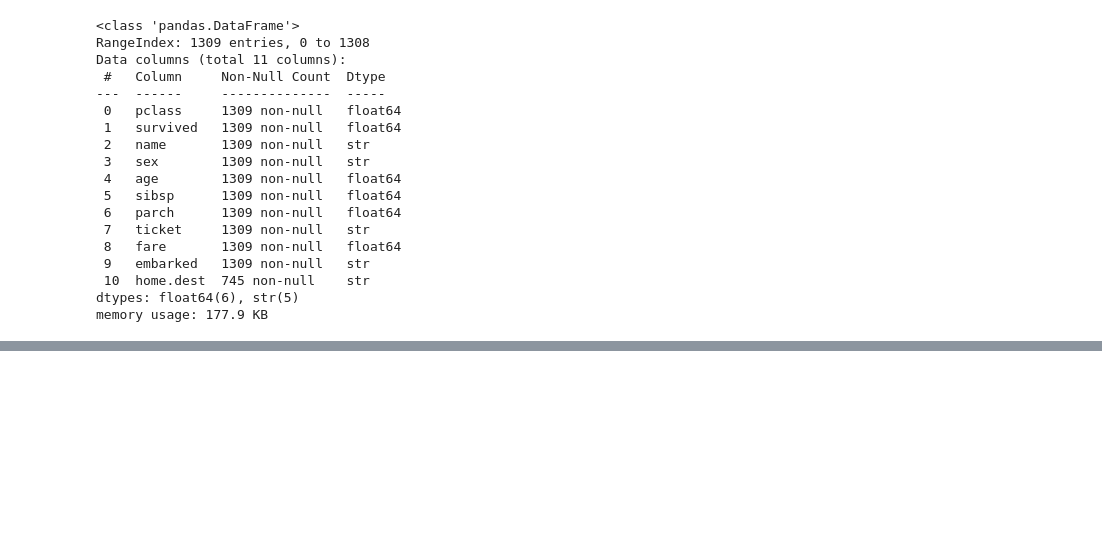
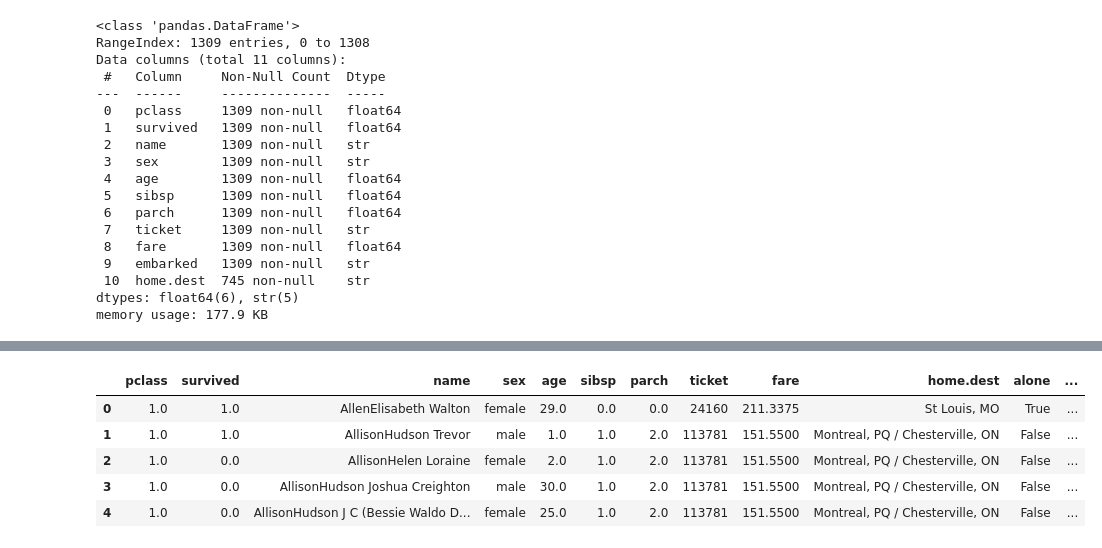
Before and after one commit to Mohamadzf23/titanic-survival-classification, a Jupyter notebook: src/titanic_classification.ipynb, the cells around one changed output, grey strips where cells are left out. Drawn from its saved outputs; the diff is of its cells as text; code cells hidden in the pictures; blank space fills up the shorter version.

```diff
--- a/src/titanic_classification.ipynb
+++ b/src/titanic_classification.ipynb
@@ -294,0 +420,13 @@ titanic.head()
+# %%
+titanic['sex'] = titanic['sex'].astype('category')
+titanic['embarked'] = titanic['embarked'].astype('category')
+# %%
+titanic = pd.get_dummies(titanic, columns=['embarked'], dtype=int)
+titanic.head()
+# %% [output]
+|  | pclass | survived | name | sex | age | sibsp | parch | ticket | fare | home.dest | alone | ... |
+| 0 | 1.0 | 1.0 | AllenElisabeth Walton | female | 29.0 | 0.0 | 0.0 | 24160 | 211.3375 | St Louis, MO | True | ... |
+| 1 | 1.0 | 1.0 | AllisonHudson Trevor | male | 1.0 | 1.0 | 2.0 | 113781 | 151.5500 | Montreal, PQ / Chesterville, ON | False | ... |
+| 2 | 1.0 | 0.0 | AllisonHelen Loraine | female | 2.0 | 1.0 | 2.0 | 113781 | 151.5500 | Montreal, PQ / Chesterville, ON | False | ... |
+| 3 | 1.0 | 0.0 | AllisonHudson Joshua Creighton | male | 30.0 | 1.0 | 2.0 | 113781 | 151.5500 | Montreal, PQ / Chesterville, ON | False | ... |
+| 4 | 1.0 | 0.0 | AllisonHudson J C (Bessie Waldo D... | female | 25.0 | 1.0 | 2.0 | 113781 | 151.5500 | Montreal, PQ / Chesterville, ON | False | ... |
```
Also changed, not shown: parts of 18 cells of this notebook.
